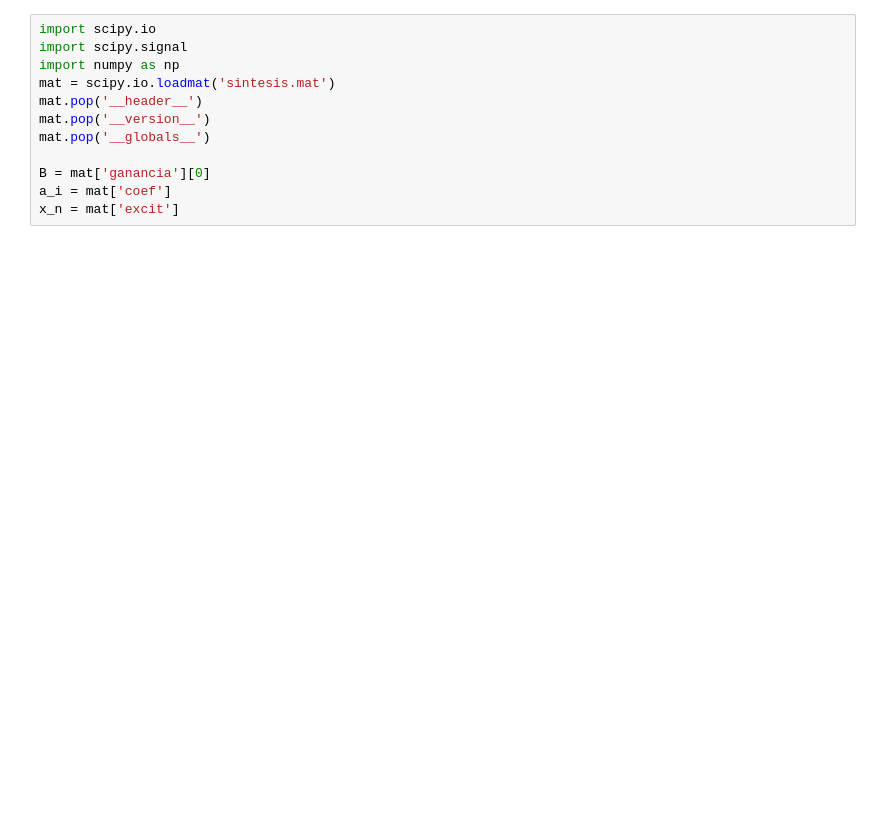
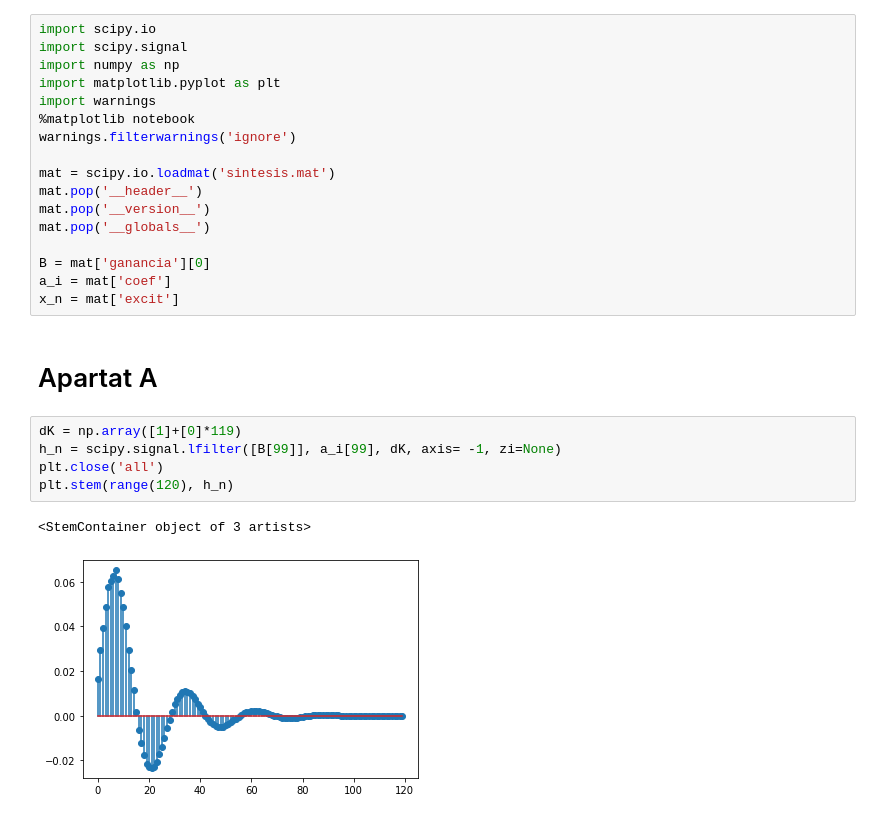
Before and after one commit to TomasGadea/notebook_vocoder, a Jupyter notebook: Vocoder.ipynb, the cells around one changed output. Saved outputs shown, nothing was run; the diff lists cells and outputs as text; blank space fills up the shorter version.

```diff
--- a/Vocoder.ipynb
+++ b/Vocoder.ipynb
@@ -2,6 +2,11 @@
 import scipy.io
 import scipy.signal
 import numpy as np
+import matplotlib.pyplot as plt
+import warnings
+%matplotlib notebook
+warnings.filterwarnings('ignore')
+
 mat = scipy.io.loadmat('sintesis.mat')
 mat.pop('__header__')
 mat.pop('__version__')
@@ -10,3 +15,13 @@ mat.pop('__globals__')
 B = mat['ganancia'][0]
 a_i = mat['coef']
 x_n = mat['excit']
+# %% [markdown]
+# Apartat A
+# %%
+dK = np.array([1]+[0]*119)
+h_n = scipy.signal.lfilter([B[99]], a_i[99], dK, axis= -1, zi=None)
+plt.close('all')
+plt.stem(range(120), h_n)
+# %% [output]
+<StemContainer object of 3 artists>
+[figure, added]
```
Also changed, not shown: parts of 6 cells of this notebook.
